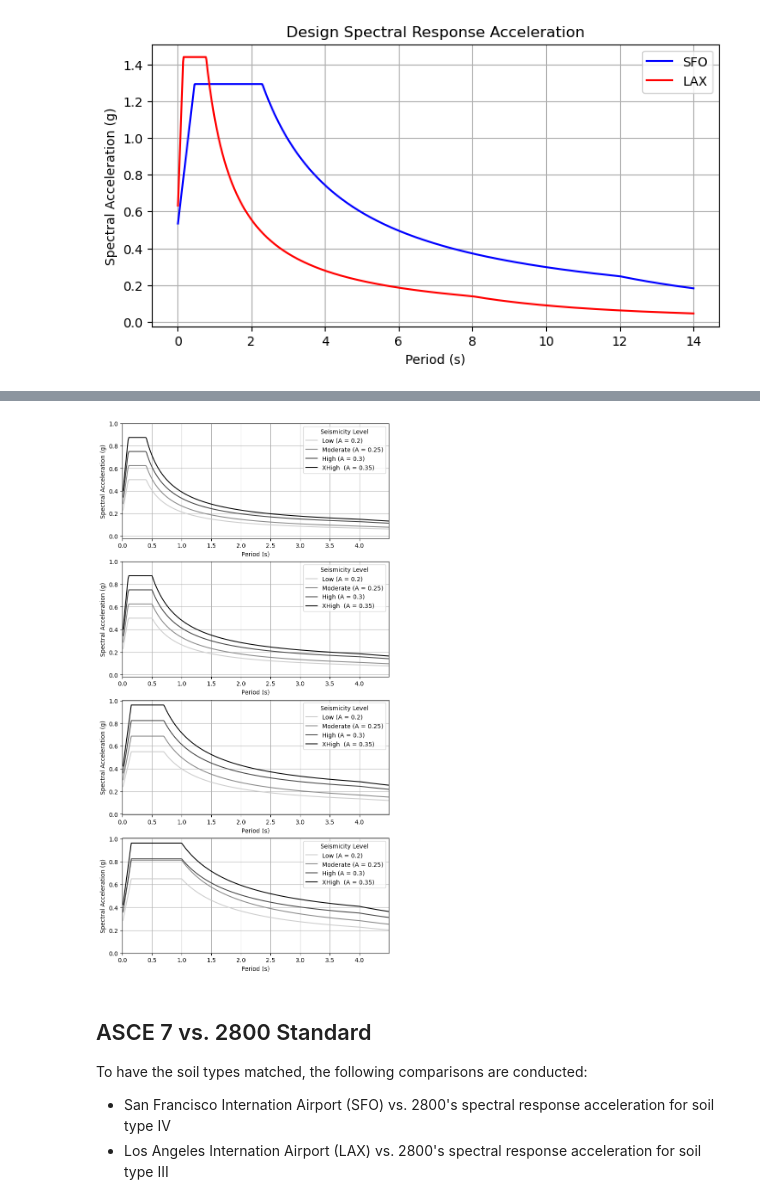
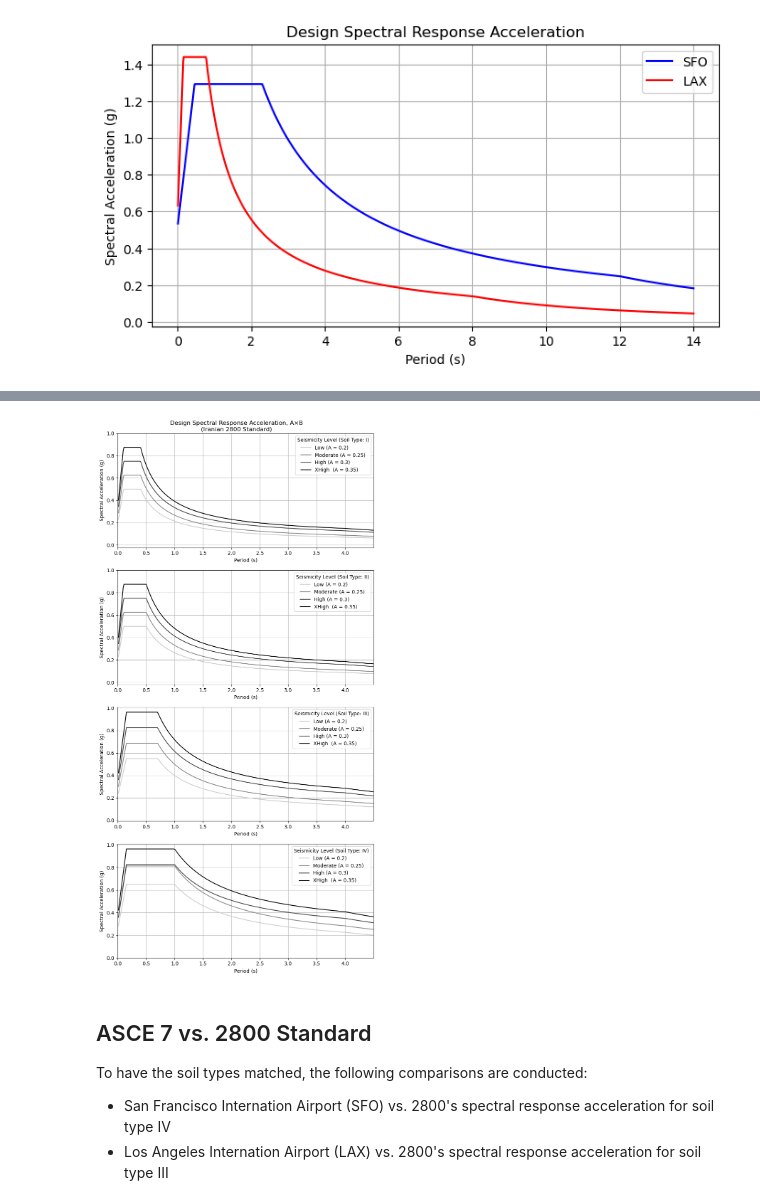
Before and after one commit to hkaragah/hkaragah.github.io, a Jupyter notebook: earthquake/asce7_2800_spectrum.ipynb, the cells around one changed output, grey strips where cells are left out. Saved outputs shown, nothing was run; the diff lists cells and outputs as text; code cells hidden in the pictures.

Commit message:
modified asce7_2800_spectrum.ipynb and cant_col_o_delta.ipynb

```diff
--- a/earthquake/asce7_2800_spectrum.ipynb
+++ b/earthquake/asce7_2800_spectrum.ipynb
@@ -331,7 +340,7 @@ Let's define some utility functions to facilitate generating the 2800's design s
 def get_t0_ts(soil_type: str) -> tuple:
     """ Return T0 and Ts for different soil types """
     if soil_type == "I":
-        return 0.10, 0.40
+        return 0.10, 0.40 # T0, Ts
     elif soil_type == "II":
         return 0.10, 0.50
     elif soil_type == "III":
@@ -344,7 +353,7 @@ def get_t0_ts(soil_type: str) -> tuple:
 
 def get_s_s0(soil_type: str, acc_coeff: float) -> tuple:
     if soil_type == "I" or soil_type == "II":
-        return 1.5, 1.0
+        return 1.5, 1.0 # S, S0
     elif soil_type == "III":
         return 1.75, 1.1
     elif soil_type == "IV":
@@ -356,7 +365,7 @@ def get_s_s0(soil_type: str, acc_coeff: float) -> tuple:
         raise ValueError("Invalid soil type")
 
 
-def coeff_modification(periods:np.ndarray, soil_type:str, acc_coeff:float) -> np.ndarray:
+def get_n(periods:np.ndarray, soil_type:str, acc_coeff:float) -> np.ndarray:
     _, ts = get_t0_ts(soil_type)
     if acc_coeff < 0.30: # moderate and low seismicity
         return np.where(periods < ts, 1.0, np.where(periods > 4, 1.4, 0.4*(periods - ts) / (4 - ts) + 1.0))
@@ -364,12 +373,22 @@ def coeff_modification(periods:np.ndarray, soil_type:str, acc_coeff:float) -> np
         return np.where(periods < ts, 1.0, np.where(periods > 4, 1.7, 0.7*(periods - ts) / (4 - ts) + 1.0))
 
 
-def spectrum_ceoff(periods:np.ndarray, soil_type:str, acc_coeff:float) -> np.ndarray:
+def get_b1(periods:np.ndarray, soil_type:str, acc_coeff:float) -> np.ndarray:
     t0, ts = get_t0_ts(soil_type)
     s, s0 = get_s_s0(soil_type, acc_coeff)
-    n = coeff_modification(periods, soil_type, acc_coeff)
-    b1 =  np.where(periods < t0, s0 + (s - s0 + 1) * (periods / t0), np.where(periods > ts, (s + 1) * (ts / periods), s + 1))
-    return acc_coeff * b1 * n
+    return np.where(periods < t0, s0 + (s - s0 + 1) * (periods / t0), np.where(periods > ts, (s + 1) * (ts / periods), s + 1))
+
+
+
+def get_b(periods:np.ndarray, soil_type:str, acc_coeff:float) -> np.ndarray:
+    n = get_n(periods, soil_type, acc_coeff)
+    b1 = get_b1(periods, soil_type, acc_coeff)
+    return b1 * n
+
+
+def spectrum_ceoff(periods:np.ndarray, soil_type:str, acc_coeff:float) -> np.ndarray:
+    b = get_b(periods, soil_type, acc_coeff)
+    return acc_coeff * b
 # %%
 periods = np.linspace(0.01, sfo_params.t_l+2, 1000)
 sa_iran = {}
@@ -386,22 +405,23 @@ seismicity_map = dict(zip(acc_coeffs, seismicity))
 # %%
 fig, ax = plt.subplots(len(soil_types), 1, figsize=(8, 16))
 fig.subplots_adjust(hspace=0.2)
 colors = [str(g) for g in np.linspace(0.8, 0, len(acc_coeffs))]
 for i, soil_type in enumerate(soil_types):
     for j, acc_coeff in enumerate(acc_coeffs):
         ax[i].plot(periods, sa_iran[soil_type][acc_coeff], color=colors[j], label=f'{seismicity_map[acc_coeff]} (A = {acc_coeff})')
         ax[i].set_xlabel('Period (s)')
         ax[i].set_ylabel('Spectral Acceleration (g)')
         ax[i].set_xlim(0, 4.5)
         ax[i].set_xticks(np.arange(0, 4.5, 0.5))
         ax[i].set_yticks(np.arange(0, 1.1, 0.2))
-        ax[i].legend(title='Seismicity Level')
+        ax[i].legend(title=f'Seismicity Level (Soil Type: {soil_type})')
         ax[i].grid(True)
 
-
+plt.suptitle('Design Spectral Response Acceleration, A×B\n(Iranian 2800 Standard)')
+plt.tight_layout()
 plt.show()
 # %% [output]
-[figure, old version]
+[figure, new version]
 # %% [markdown]
 ## ASCE 7 vs. 2800 Standard
 
```
Also changed, not shown: parts of 7 cells of this notebook.
